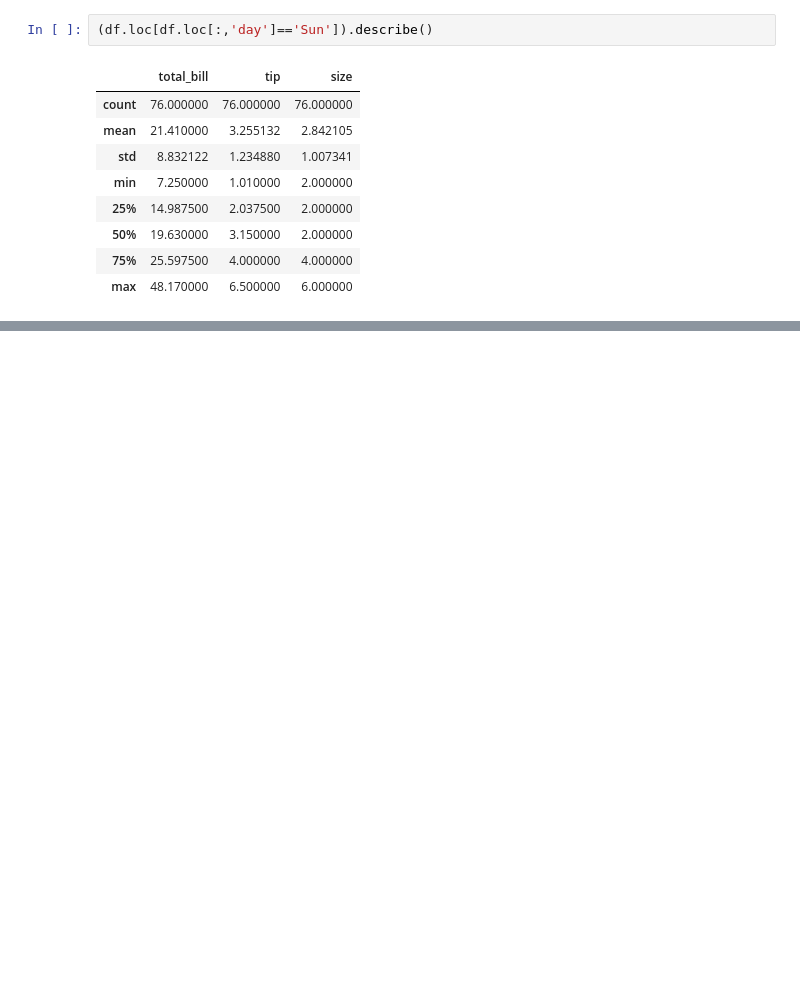
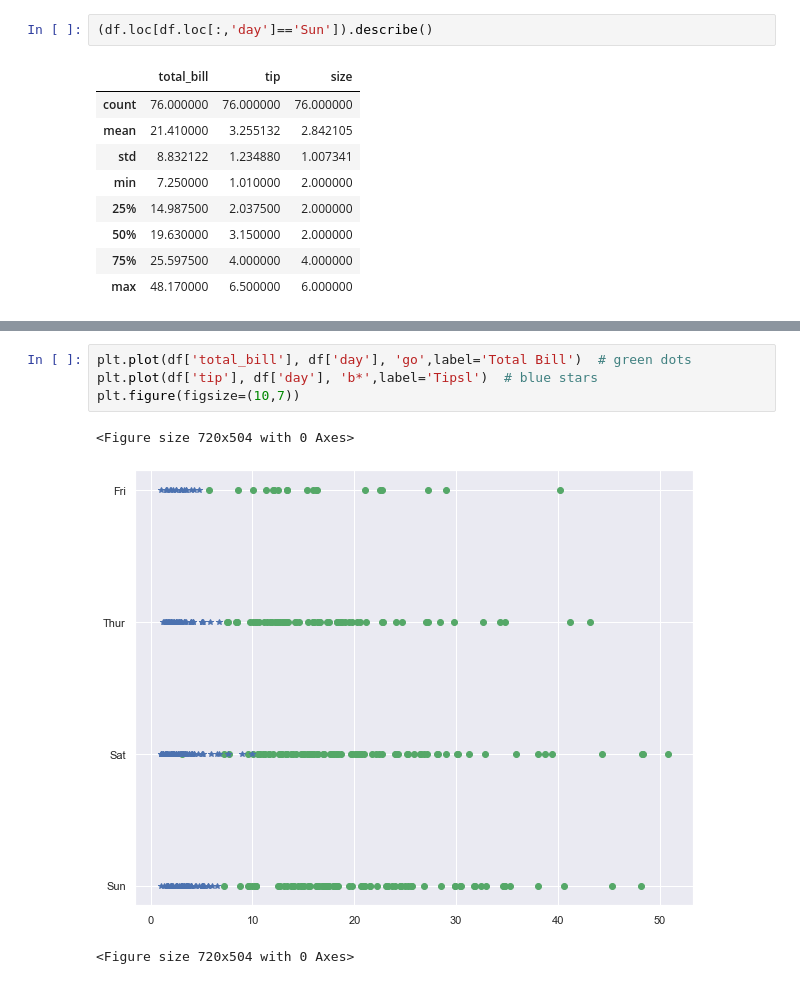
Before and after one commit to kennycolsh/Fundamentals-Ass1, a Jupyter notebook: FundDataAss1.ipynb, the cells around one changed output, grey strips where cells are left out. Cells and saved outputs as stored; diff of their text form; blank space fills up the shorter version.

```diff
--- a/FundDataAss1.ipynb
+++ b/FundDataAss1.ipynb
@@ -180,0 +189,8 @@ TypeError: merge() missing 1 required positional argument: 'right'
+# %%
+plt.plot(df['total_bill'], df['day'], 'go',label='Total Bill')  # green dots
+plt.plot(df['tip'], df['day'], 'b*',label='Tipsl')  # blue stars
+plt.figure(figsize=(10,7))
+# %% [output]
+<Figure size 720x504 with 0 Axes>
+[figure, added]
+<Figure size 720x504 with 0 Axes>
```
Also changed, not shown: parts of 7 cells of this notebook.
